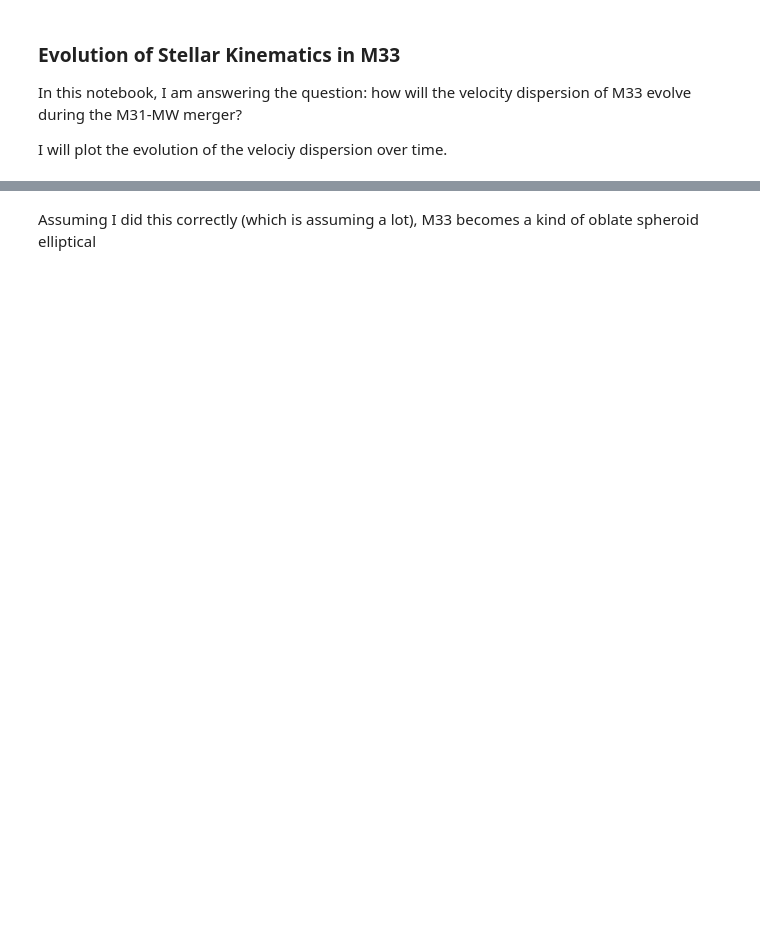
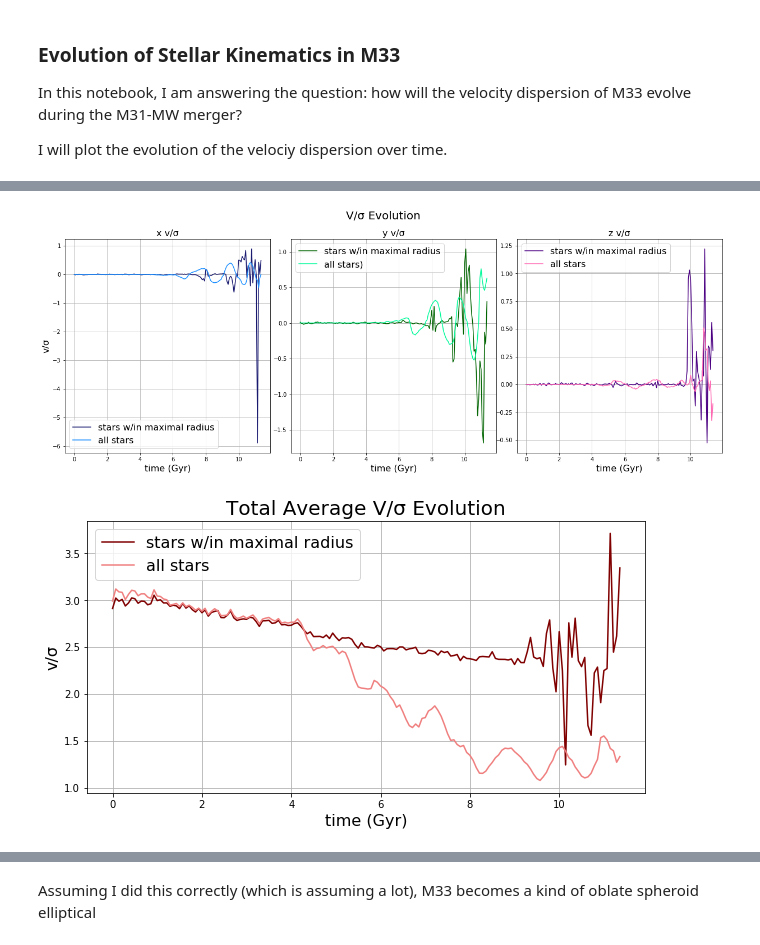
Before and after one commit to ewalla02/400b_walla, a Jupyter notebook: Homeworks/Research_Assignment/ResearchAssignment3/DimensionalVelocityDispersion.ipynb, the cells around one changed output, grey strips where cells are left out. Saved outputs shown, nothing was run; the diff lists cells and outputs as text; code cells hidden in the pictures; blank space fills up the shorter version.

```diff
--- a/Homeworks/Research_Assignment/ResearchAssignment3/DimensionalVelocityDispersion.ipynb
+++ b/Homeworks/Research_Assignment/ResearchAssignment3/DimensionalVelocityDispersion.ipynb
@@ -267,0 +364,41 @@ plt.show()
+# %%
+# plot the velocity dispersions
+# create figure
+fig, ax = plt.subplots(1,3,sharey=False,figsize=(21,7))
+# get rid of the white space
+plt.subplots_adjust(wspace=0.1)
+# set all the titles
+fig.suptitle("V/σ Evolution",fontsize=20)
+ax[0].set_title("x v/σ",fontsize=fs); ax[1].set_title("y v/σ",fontsize=fs); ax[2].set_title("z v/σ",fontsize=fs)
+# add axis labels
+ax[0].set_xlabel("time (Gyr)",fontsize=fs); ax[1].set_xlabel("time (Gyr)", fontsize=fs); ax[2].set_xlabel("time (Gyr)",fontsize=fs)
+ax[0].set_ylabel("v/σ",fontsize=fs)
+# add grids
+ax[0].grid(True); ax[1].grid(True); ax[2].grid(True)
+
+# plot the dimensions
+ax[0].plot(t, vRatioM[:,0],color="midnightblue",label="stars w/in maximal radius")
+ax[0].plot(t, M33_vRatio[:,0], color="dodgerblue",label="all stars")
+ax[0].legend(fontsize=fs)
+ax[1].plot(t, vRatioM[:,1],color="darkgreen", label="stars w/in maximal radius")
+ax[1].plot(t, M33_vRatio[:,1], color="mediumspringgreen", label="all stars)")
+ax[1].legend(fontsize=fs)
+ax[2].plot(t, vRatioM[:,2],color="indigo", label="stars w/in maximal radius")
+ax[2].plot(t, M33_vRatio[:,2], color="hotpink", label="all stars")
+ax[2].legend(fontsize=fs)
+plt.show()
+
+#plot the total
+
+plt.figure(figsize=(10,5))
+plt.plot(t, vTotRatioM, color="maroon",label="stars w/in maximal radius")
+plt.plot(t, M33_TotRatio,color="lightcoral", label="all stars")
+plt.grid()
+plt.title("Total Average V/σ Evolution", fontsize=20)
+plt.ylabel("v/σ",fontsize=fs)
+plt.xlabel("time (Gyr)",fontsize=fs)
+plt.legend(fontsize=fs)
+plt.show()
+# %% [output]
+[figure, added]
+[figure, added]
```
Also changed, not shown: parts of 16 cells of this notebook, 2 other files.
